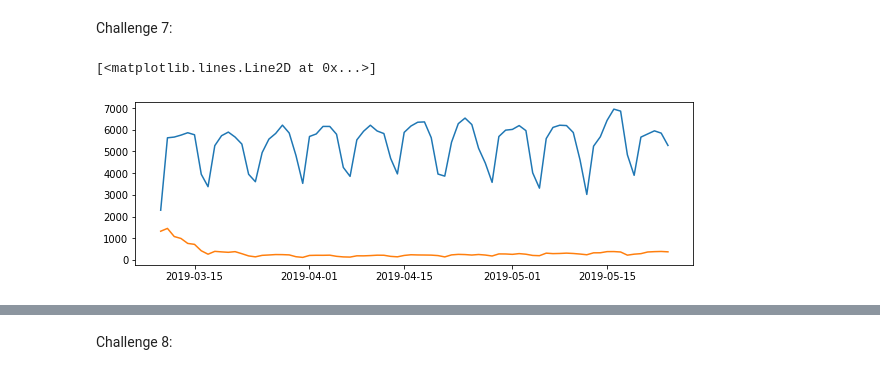
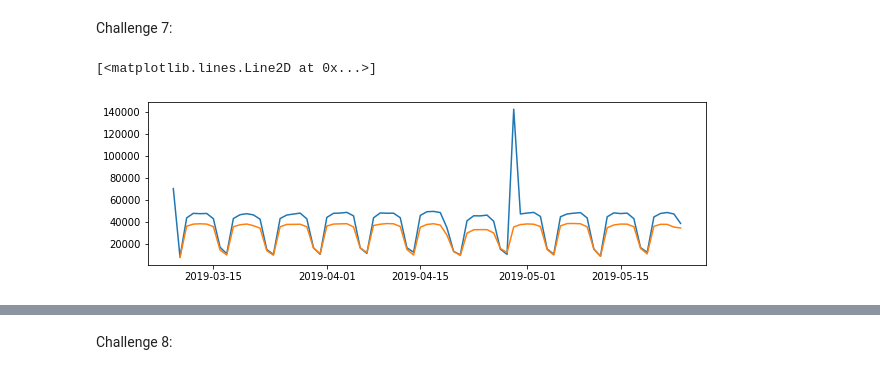
Before and after one commit to bshaiman/MTA-Project, a Jupyter notebook: clean_turnstiles.ipynb, the cells around one changed output, grey strips where cells are left out. Cells and saved outputs as stored; diff of their text form; code cells hidden in the pictures.

```diff
--- a/clean_turnstiles.ipynb
+++ b/clean_turnstiles.ipynb
@@ -184,15 +189,15 @@ Challenge 7:
 # %%
 import numpy as np
 # %%
-unzipped = list(zip(*pre_time_series['CLARK ST']))
+unzipped = list(zip(*pre_time_series['WALL ST']))
 dates = unzipped[0]
 counts = unzipped[1]
 plt.figure(figsize=(10,3))
 plt.plot(dates, counts)
-post_unzip = list(zip(*post_time_series['CLARK ST']))
+post_unzip = list(zip(*pre_time_series['JAMAICA CENTER']))
 post_dates = post_unzip[0]
 post_counts = post_unzip[1]
-plt.plot(pre_dates, post_counts)
+plt.plot(post_dates, post_counts)
 # %% [output]
 [<matplotlib.lines.Line2D at 0x...>]
-[figure, old version]
+[figure, new version]
```
Also changed, not shown: parts of 10 cells of this notebook, 2 other files.
